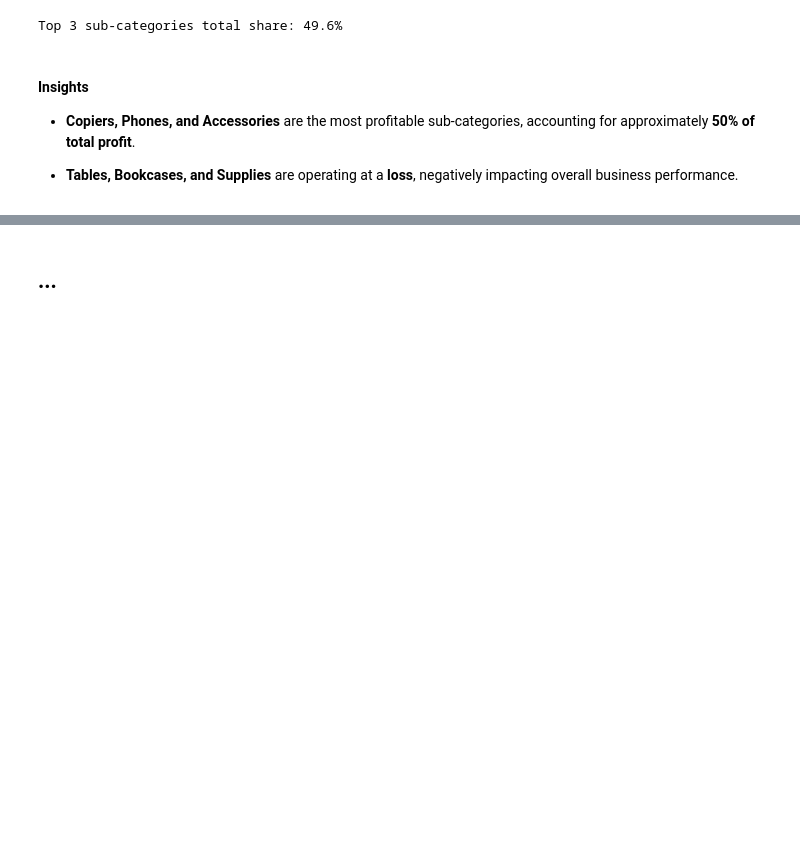
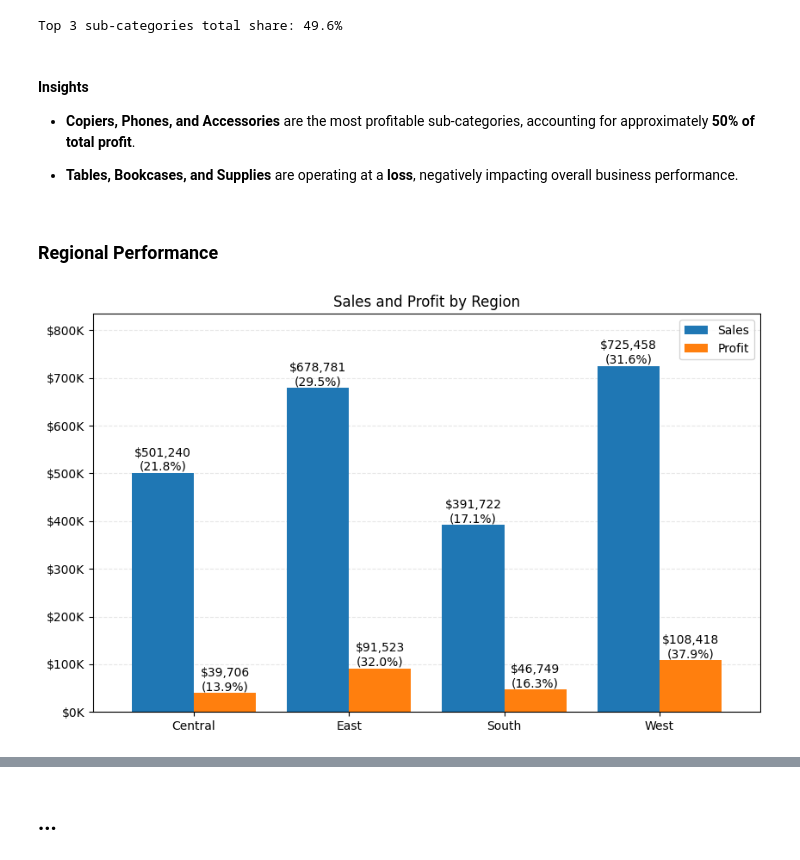
Before and after one commit to victorquoos/superstore-sales-analysis, a Jupyter notebook: notebooks/analysis.ipynb, the cells around one changed output, grey strips where cells are left out. Saved outputs shown, nothing was run; the diff lists cells and outputs as text; code cells hidden in the pictures; blank space fills up the shorter version.

```diff
--- a/notebooks/analysis.ipynb
+++ b/notebooks/analysis.ipynb
@@ -259,3 +256,45 @@ Top 3 sub-categories total share: 49.6%
 - **Copiers, Phones, and Accessories** are the most profitable sub-categories, accounting for approximately **50% of total profit**.
 
 - **Tables, Bookcases, and Supplies** are operating at a **loss**, negatively impacting overall business performance.
+# %% [markdown]
+### Regional Performance
+# %%
+regional_performance = df.groupby("Region")[["Sales", "Profit"]].sum()
+
+# start plot
+fig, ax = plt.subplots(figsize=(10, 6))
+regional_performance.plot(kind="bar", ax=ax, width=0.8)
+
+# grid
+ax.set_axisbelow(True)
+ax.grid(axis="y", linestyle="--", alpha=0.3)
+
+# labels
+ax.set_xticklabels(regional_performance.index, rotation=0)
+ax.set_xlabel("")
+ax.set_title("Sales and Profit by Region")
+ax.yaxis.set_major_formatter(FuncFormatter(lambda x, _: f"${x/1_000:,.0f}K"))
+
+# top bar text
+totals = regional_performance.sum()
+
+for container, metric in zip(ax.containers, regional_performance.columns):
+    for bar in container:
+        height = bar.get_height()
+        percent = height / totals[metric] * 100
+
+        ax.text(
+            bar.get_x() + bar.get_width() / 2,
+            height,
+            f"${height:,.0f}\n({percent:.1f}%)",
+            ha="center",
+            va="bottom"
+        )
+
+# increase plot height
+max_value = regional_performance.max().max()
+ax.set_ylim(0, max_value*1.15)
+
+plt.show()
+# %% [output]
+[figure, added]
```
Also changed, not shown: parts of 5 cells of this notebook.
